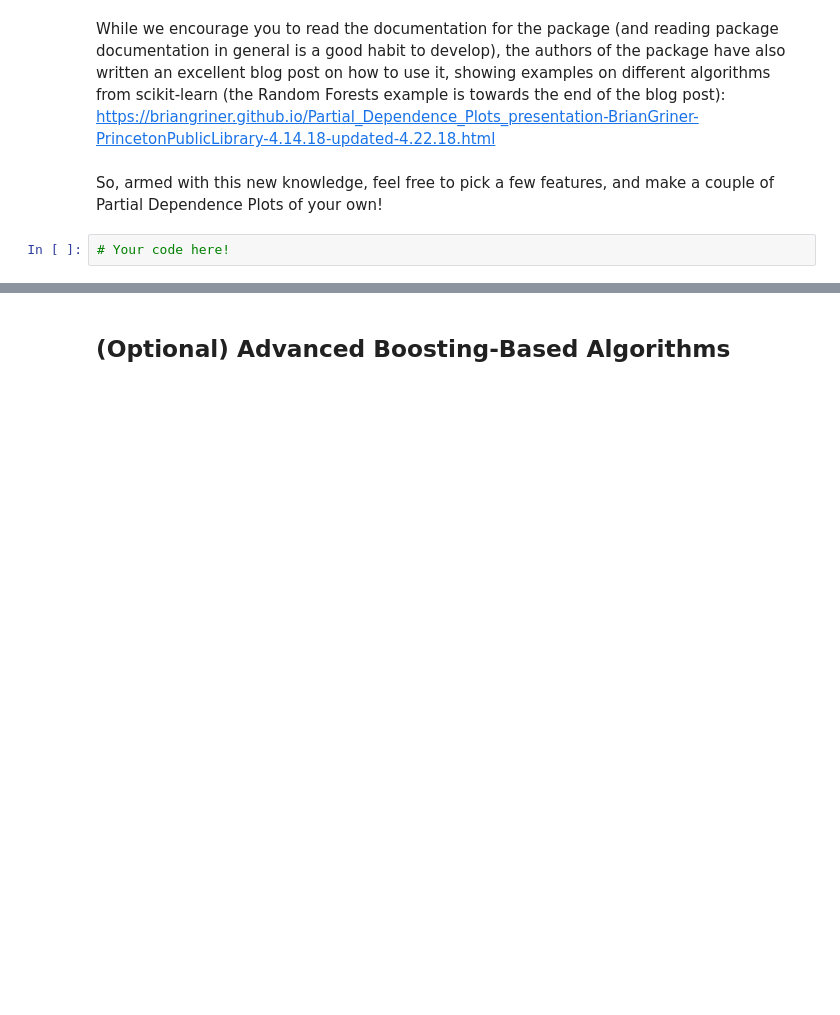
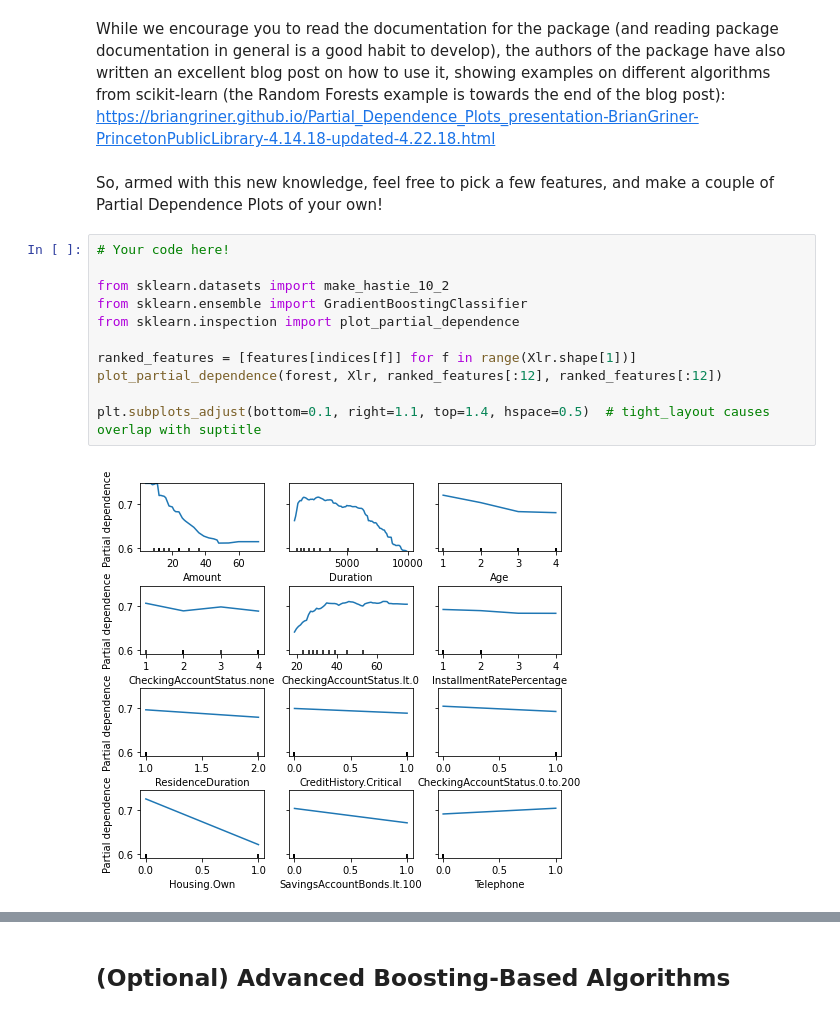
Before and after one commit to ekourkchi/Springboard_notebooks, a Jupyter notebook: mec_13.5.1_tree_based_algorithms/Mini_Project_Tree-Based_Algorithms.ipynb, the cells around one changed output, grey strips where cells are left out. Cells and saved outputs as stored; diff of their text form; blank space fills up the shorter version.

```diff
--- a/mec_13.5.1_tree_based_algorithms/Mini_Project_Tree-Based_Algorithms.ipynb
+++ b/mec_13.5.1_tree_based_algorithms/Mini_Project_Tree-Based_Algorithms.ipynb
@@ -217,5 +271,16 @@ In scikit-learn, PDPs are implemented and available for certain algorithms, but
 While we encourage you to read the documentation for the package (and reading package documentation in general is a good habit to develop), the authors of the package have also written an excellent blog post on how to use it, showing examples on different algorithms from scikit-learn (the Random Forests example is towards the end of the blog post): https://briangriner.github.io/Partial_Dependence_Plots_presentation-BrianGriner-PrincetonPublicLibrary-4.14.18-updated-4.22.18.html
 # %% [markdown]
 So, armed with this new knowledge, feel free to pick a few features, and make a couple of Partial Dependence Plots of your own!
-# %%
-# Your code here!
+# %%
+# Your code here!
+
+from sklearn.datasets import make_hastie_10_2
+from sklearn.ensemble import GradientBoostingClassifier
+from sklearn.inspection import plot_partial_dependence
+
+ranked_features = [features[indices[f]] for f in range(Xlr.shape[1])]
+plot_partial_dependence(forest, Xlr, ranked_features[:12], ranked_features[:12])
+
+plt.subplots_adjust(bottom=0.1, right=1.1, top=1.4, hspace=0.5)  # tight_layout causes overlap with suptitle
+# %% [output]
+[figure, added]
```
Also changed, not shown: parts of 10 cells of this notebook, 2 other files.
